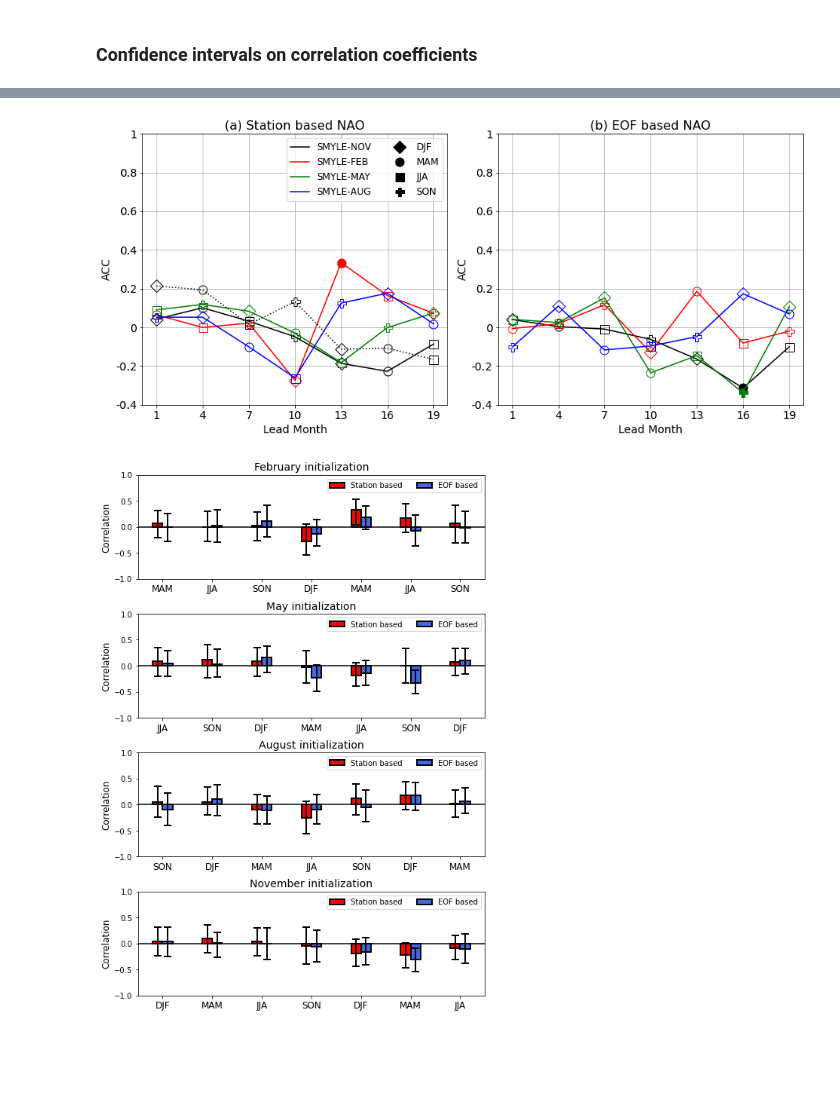
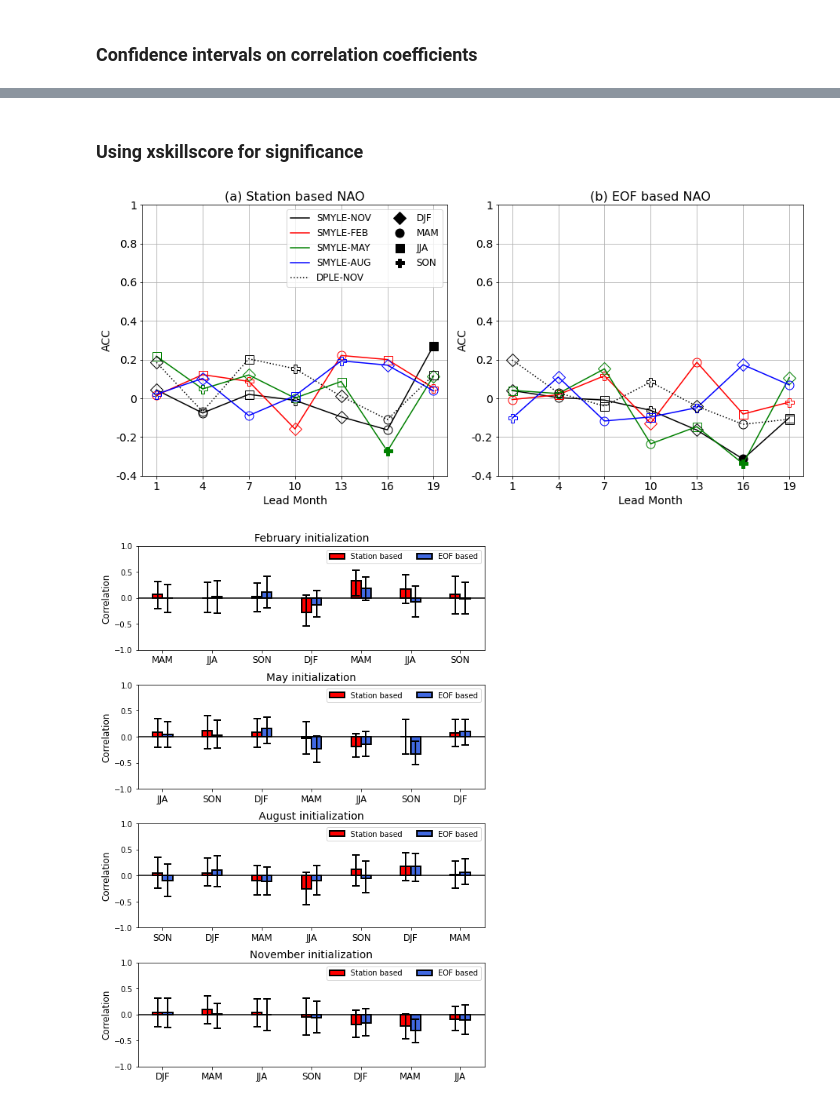
Before and after one commit to NCAR/SMYLE-analysis, a Jupyter notebook: notebooks/SMYLE_overview_GMD_2022/Fig07_NAO_ACC.ipynb, the cells around one changed output, grey strips where cells are left out. Cells and saved outputs as stored; diff of their text form; code cells hidden in the pictures; blank space fills up the shorter version.

```diff
--- a/notebooks/SMYLE_overview_GMD_2022/Fig07_NAO_ACC.ipynb
+++ b/notebooks/SMYLE_overview_GMD_2022/Fig07_NAO_ACC.ipynb
@@ -238,4 +237,14 @@ nov_era5_natl_seas = nov_era5_natl_seas - nov_era5_natl_seas.mean('init_year')
 ### Starting the calculations
 # %% [markdown]
 Station based NAO
+# %%
+def makestnao(dat):
+    reyklon = -21.9426 ; reyklat = 64.1466
+    #azorelon = -25.6687 ; azorelat = 25.6687
+    portlon = -9.1393 ; portlat = 38.72
+
+    port = dat.sel(lon=portlon, lat=portlat, method='nearest') ; re = dat.sel(lon=reyklon, lat=reyklat, method='nearest')
+    port = (port - port.mean('init_year'))/port.std(dim='init_year') ; re = (re - re.mean('init_year'))/re.std(dim='init_year')
+    nao = port - re
+    return nao
 # %%
@@ -430,3 +397,5 @@ for iseas in np.arange(0,cor_nov_st.season.size,1):
     ci_nov_eof_dple[iseas,0] = min95 ; ci_nov_eof_dple[iseas,1] = max95
     if ((min95 > 0) | (max95 < 0)):
         signif_nov_eof_dple[iseas]=1
+# %% [markdown]
+### Using xskillscore for significance
@@ -433,3 +468,19 @@ for iseas in np.arange(0,cor_nov_st.season.size,1):
+# %%
+#-------------DPLE
+time = np.arange(ystart,yend,1)
+datmod = nao_st_nov_dple.rename({'init_year':'time'})
+datobs = nao_st_nov_era5.rename({'init_year':'time'})
+datmod = datmod.assign_coords(time=("time",time)).mean('M')
+datobs = datobs.isel(time=slice(0,datobs.time.size-1)).assign_coords(time=("time",time))
+pval = xs.pearson_r_eff_p_value(datmod, datobs, dim='time')
+signif_nov_st_dple = xr.where(pval < 0.1, 1, 0)
+
+datmod = pc_nov_dple.rename({'init_year':'time'})
+datobs = pc_nov_era5.rename({'init_year':'time'})
+datmod = datmod.assign_coords(time=("time",time)).mean('M')
+datobs = datobs.isel(time=slice(0,datobs.time.size-1)).assign_coords(time=("time",time))
+pval = xs.pearson_r_eff_p_value(datmod, datobs, dim='time')
+signif_nov_eof_dple = xr.where(pval < 0.1, 1, 0)
 # %%
 def setupnaopanel(title, x1, x2, y1, y2):
     ax = fig.add_axes([x1, y1, x2-x1, y2-y1])
@@ -458,36 +509,39 @@ def plotinit(ax, corvals, signif, color, labelinit='', linestyle='solid'):
 # %%
 fig = plt.figure(figsize=(18,12))
 
 markers={1:'D',4:'o',7:'s',10:'P'}
 
 ax = setupnaopanel('(a) Station based NAO', 0.1,0.4,0.6,1)
 ax = plotinit(ax, cor_nov_st, signif_nov_st, 'k', labelinit='SMYLE-NOV')
 ax = plotinit(ax, cor_feb_st, signif_feb_st, 'r', labelinit='SMYLE-FEB')
 ax = plotinit(ax, cor_may_st, signif_may_st, 'g', labelinit='SMYLE-MAY')
 ax = plotinit(ax, cor_aug_st, signif_aug_st, 'b', labelinit='SMYLE-AUG')
-#ax = plotinit(ax, cor_novdple_st, signif_nov_st_dple,'k', labelinit='DPLE-NOV', linestyle='dotted')
+ax = plotinit(ax, cor_novdple_st, signif_nov_st_dple,'k', labelinit='DPLE-NOV', linestyle='dotted')
 nov = mlines.Line2D([],[], color='k', label='SMYLE-NOV')
 feb = mlines.Line2D([],[], color='r', label='SMYLE-FEB')
 may = mlines.Line2D([],[], color='g', label='SMYLE-MAY')
 aug = mlines.Line2D([],[], color='b', label='SMYLE-AUG')
+dple = mlines.Line2D([],[], color='k', label='DPLE-NOV', linestyle='dotted')
 
 djf = mlines.Line2D([],[],color='k', marker=markers[1], markersize=11, label='DJF', linestyle='None')
 mam = mlines.Line2D([],[],color='k', marker=markers[4], markersize=11, label='MAM', linestyle='None')
 jja = mlines.Line2D([],[],color='k', marker=markers[7], markersize=11, label='JJA', linestyle='None')
 son = mlines.Line2D([],[],color='k', marker=markers[10], markersize=11, label='SON', linestyle='None')
 
-ax.legend(handles=[nov, feb, may, aug,djf, mam, jja, son], ncol=2, fontsize=12)
+ax.legend(handles=[nov, feb, may, aug, dple, djf, mam, jja, son], ncol=2, fontsize=12)
 #ax.legend()
 
 ax = setupnaopanel('(b) EOF based NAO', 0.45,0.75,0.6,1)
 ax = plotinit(ax, cor_nov_eof, signif_nov_eof, 'k')
 ax = plotinit(ax, cor_feb_eof, signif_feb_eof, 'r')
 ax = plotinit(ax, cor_may_eof, signif_may_eof, 'g')
 ax = plotinit(ax, cor_aug_eof, signif_aug_eof, 'b')
+ax = plotinit(ax, cor_novdple_eof, signif_nov_eof_dple,'k', linestyle='dotted')
 
-fig.savefig(plotpath+'
+fig.savefig('NAOfig.png', bbox_inches='tight', facecolor='white')
+fig.savefig('NAOfig.pdf', bbox_inches='tight', facecolor='white')
 # %% [output]
-[figure, old version]
+[figure, new version]
 # %%
 def makeskillplot(corst, coreof, cist, cieof, title,x1, x2, y1, y2, ylim=None):
     ax = fig.add_axes([x1, y1, x2-x1, y2-y1])
```
Also changed, not shown: parts of 12 cells of this notebook.
